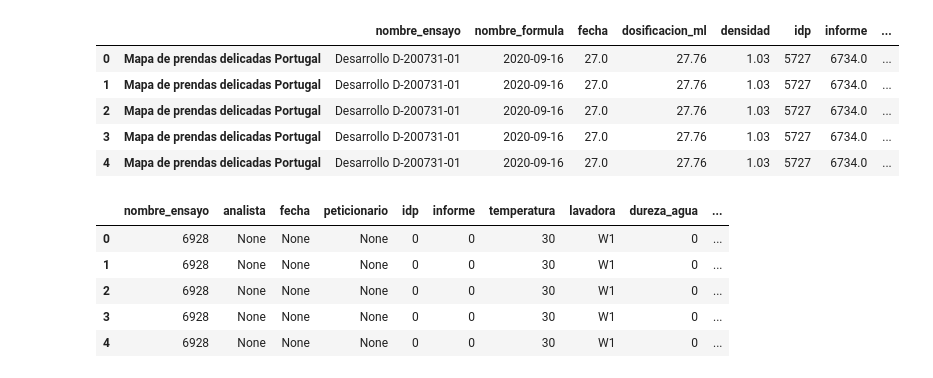
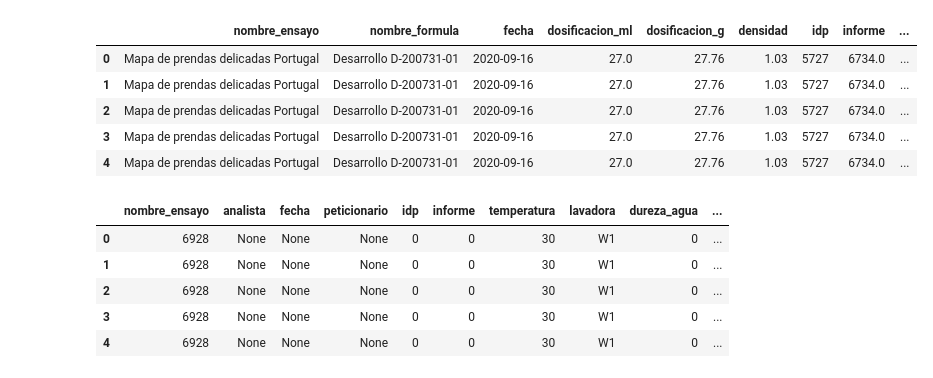
Before and after one commit to sarry150/sergio_sarria_datascience, a Jupyter notebook: merge_dataframes.ipynb, the cells around one changed output. Drawn from its saved outputs; the diff is of its cells as text; code cells hidden in the pictures.

Commit message:
Merge formula names
Next step take the indexes and merge the rest of the dataframes

```diff
--- a/merge_dataframes.ipynb
+++ b/merge_dataframes.ipynb
@@ -5,13 +5,10 @@ import pandas as pd
 import os
 # %%
 csv_datos = 'dataset_definitivo_parcial.csv'
-df_definitivo = pd.read_csv(csv_datos, sep=',', names= ['nombre_ensayo', 'nombre_formula', 'fecha', 'dosificacion_ml',
-                                                        'densidad', 'idp', 'informe', 'instrumento_lectura', 'analista',
-                                                        'dureza_agua', 'peticionario', 'replicados', 'patron', 'ensayo_terminado',
-                                                        'antecedentes', 'conclusiones'],header=0, low_memory=False)
+df_definitivo = pd.read_csv(csv_datos, sep=',', names= ['nombre_ensayo', 'nombre_formula', 'fecha', 'dosificacion_ml', 'dosificacion_g', 'densidad', 'idp', 'informe', 'instrumento_lectura', 'analista', 'dureza_agua', 'peticionario', 'replicados', 'patron', 'ensayo_terminado', 'antecedentes', 'conclusiones'],header=0, low_memory=False)
 df_definitivo.head()
 # %% [output]
-|  |  | nombre_ensayo | nombre_formula | fecha | dosificacion_ml | densidad | idp | informe | ... |
+|  | nombre_ensayo | nombre_formula | fecha | dosificacion_ml | dosificacion_g | densidad | idp | informe | ... |
 | 0 | Mapa de prendas delicadas Portugal | Desarrollo D-200731-01 | 2020-09-16 | 27.0 | 27.76 | 1.03 | 5727 | 6734.0 | ... |
 | 1 | Mapa de prendas delicadas Portugal | Desarrollo D-200731-01 | 2020-09-16 | 27.0 | 27.76 | 1.03 | 5727 | 6734.0 | ... |
 | 2 | Mapa de prendas delicadas Portugal | Desarrollo D-200731-01 | 2020-09-16 | 27.0 | 27.76 | 1.03 | 5727 | 6734.0 | ... |
```
Also changed, not shown: parts of 4 cells of this notebook, 1 other file.
